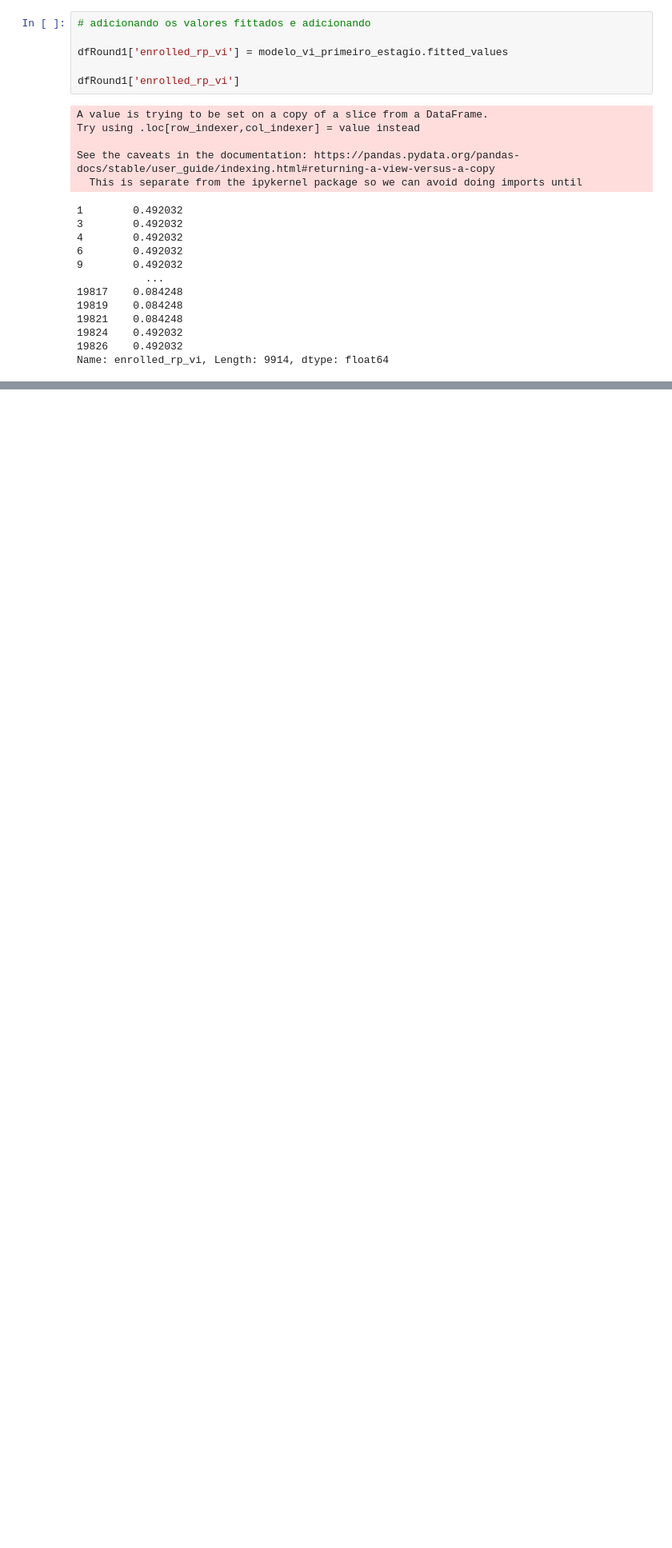
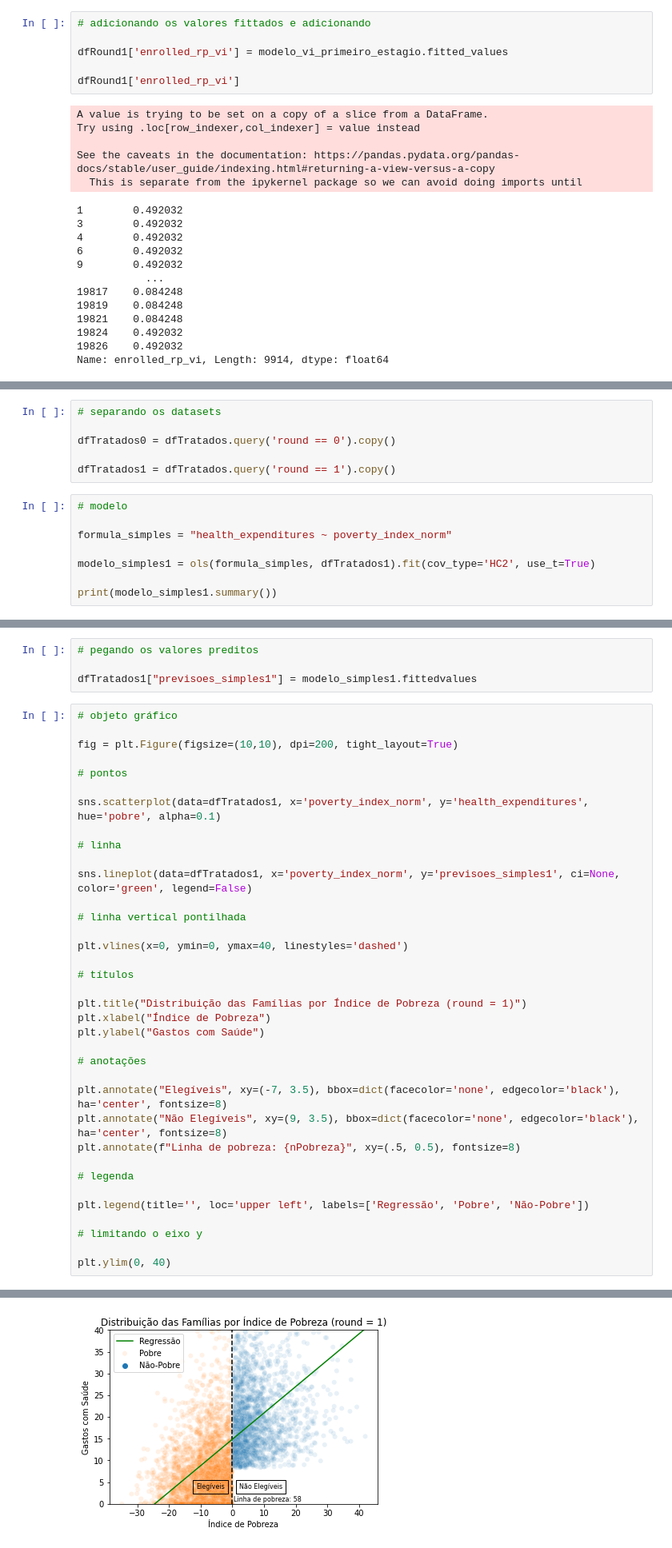
Before and after one commit to Pugianf/Big_Data_and_Public_Sector_II, a Jupyter notebook: Trabalho_Final_Big_Data_e_Setor_Público_II.ipynb, the cells around one changed output, grey strips where cells are left out. Shown: that part at 80% size. Drawn from its saved outputs; the diff is of its cells as text; blank space fills up the shorter version.

```diff
--- a/Trabalho_Final_Big_Data_e_Setor_Público_II.ipynb
+++ b/Trabalho_Final_Big_Data_e_Setor_Público_II.ipynb
@@ -806,0 +843,14 @@ Num Clusters: 200
+# %%
+# separando os datasets
+
+dfTratados0 = dfTratados.query('round == 0').copy()
+
+dfTratados1 = dfTratados.query('round == 1').copy()
+# %%
+# modelo
+
+formula_simples = "health_expenditures ~ poverty_index_norm"
+
+modelo_simples1 = ols(formula_simples, dfTratados1).fit(cov_type='HC2', use_t=True)
+
+print(modelo_simples1.summary())
@@ -806,0 +877,41 @@ Num Clusters: 200
+# %%
+# pegando os valores preditos
+
+dfTratados1["previsoes_simples1"] = modelo_simples1.fittedvalues
+# %%
+# objeto gráfico
+
+fig = plt.Figure(figsize=(10,10), dpi=200, tight_layout=True)
+
+# pontos
+
+sns.scatterplot(data=dfTratados1, x='poverty_index_norm', y='health_expenditures', hue='pobre', alpha=0.1)
+
+# linha
+
+sns.lineplot(data=dfTratados1, x='poverty_index_norm', y='previsoes_simples1', ci=None, color='green', legend=False)
+
+# linha vertical pontilhada
+
+plt.vlines(x=0, ymin=0, ymax=40, linestyles='dashed')
+
+# títulos
+
+plt.title("Distribuição das Famílias por Índice de Pobreza (round = 1)")
+plt.xlabel("Índice de Pobreza")
+plt.ylabel("Gastos com Saúde")
+
+# anotações
+
+plt.annotate("Elegíveis", xy=(-7, 3.5), bbox=dict(facecolor='none', edgecolor='black'), ha='center', fontsize=8)
+plt.annotate("Não Elegíveis", xy=(9, 3.5), bbox=dict(facecolor='none', edgecolor='black'), ha='center', fontsize=8)
+plt.annotate(f"Linha de pobreza: {nPobreza}", xy=(.5, 0.5), fontsize=8)
+
+# legenda
+
+plt.legend(title='', loc='upper left', labels=['Regressão', 'Pobre', 'Não-Pobre'])
+
+# limitando o eixo y
+
+plt.ylim(0, 40)
+# %% [output]
@@ -806,0 +919 @@ Num Clusters: 200
+[figure, added]
```
Also changed, not shown: parts of 17 cells of this notebook.
